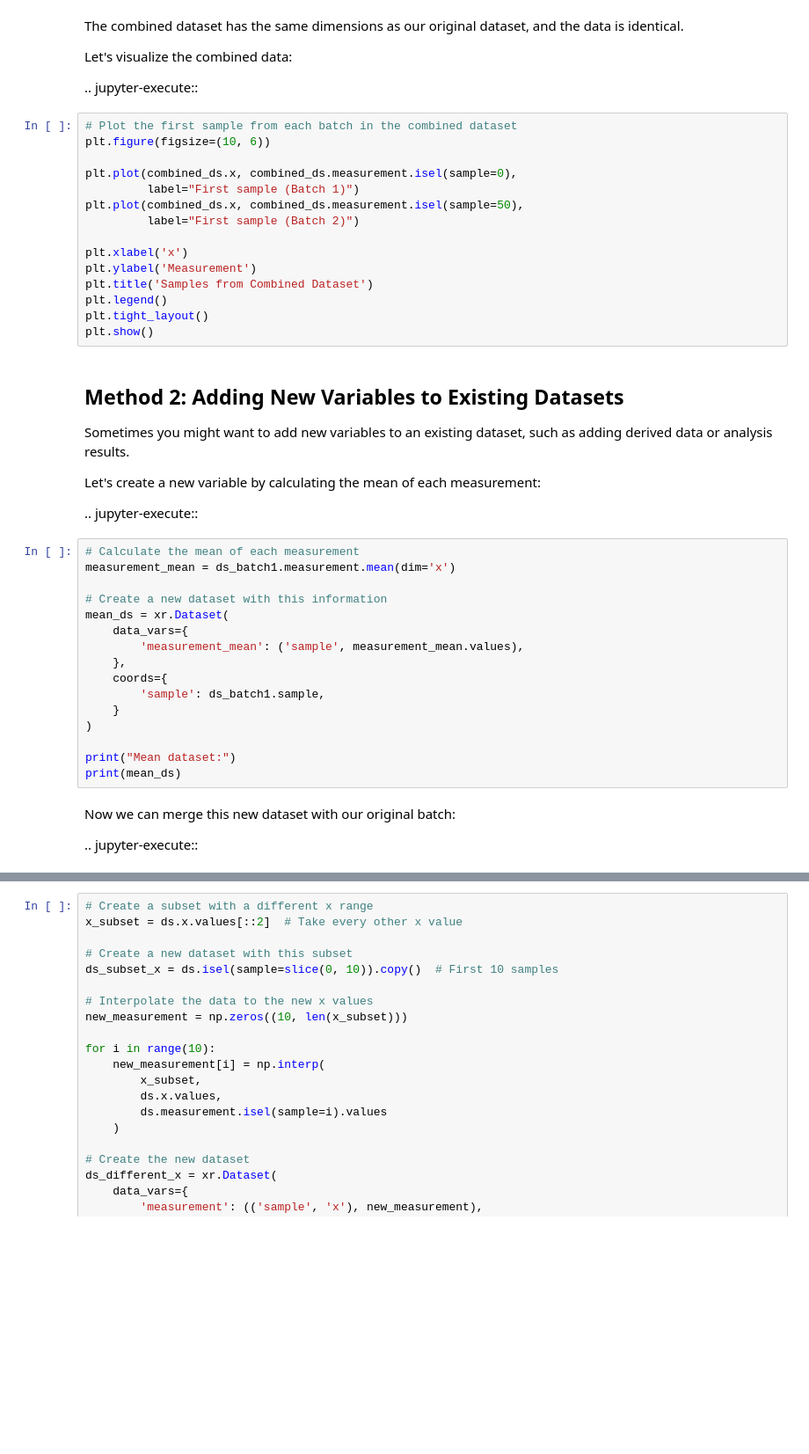
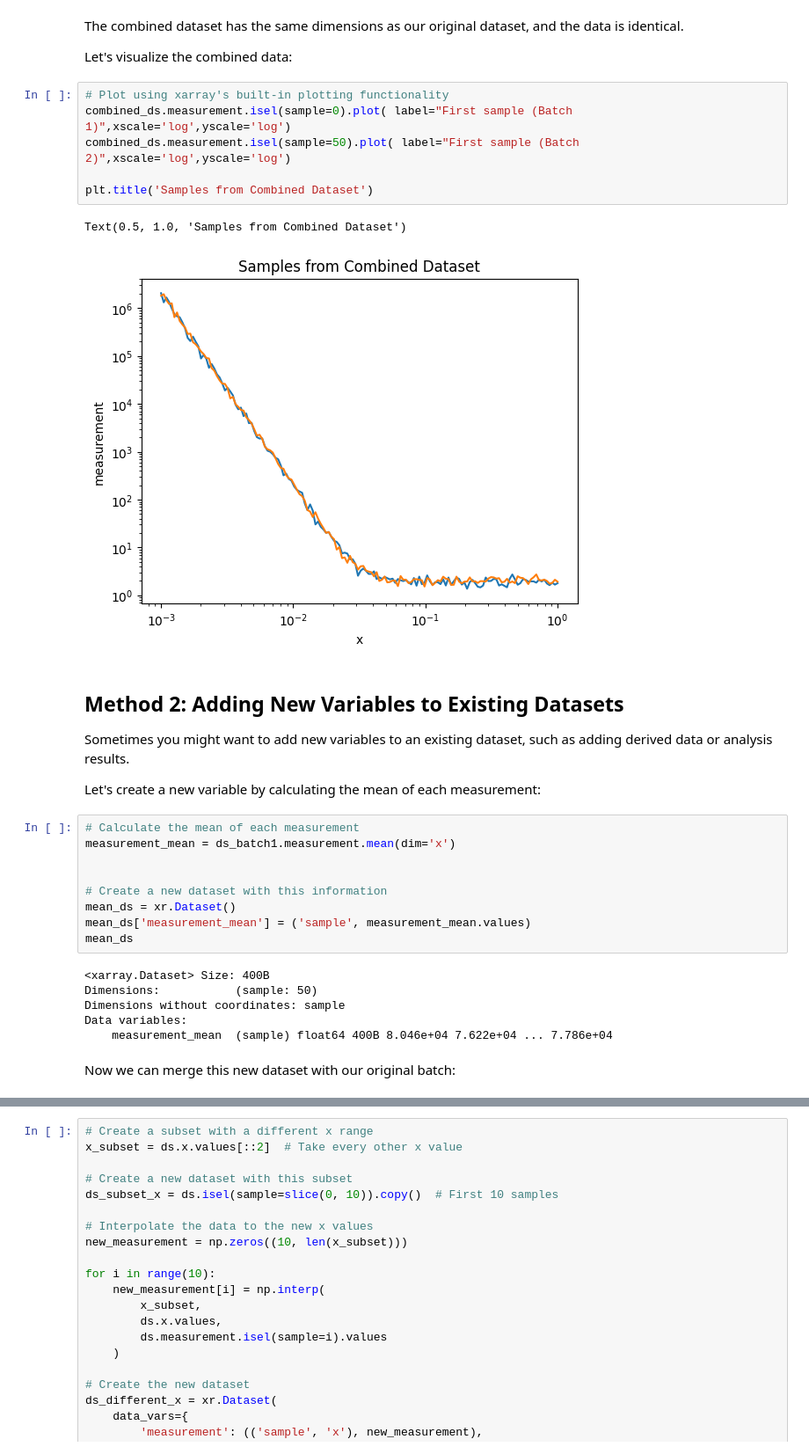
Before and after one commit to usnistgov/AFL-agent, a Jupyter notebook: docs/source/how-to/appending.ipynb, the cells around one changed output, grey strips where cells are left out. Shown: that part at 88% size. Saved outputs shown, nothing was run; the diff lists cells and outputs as text; blank space fills up the shorter version.

```diff
--- a/docs/source/how-to/appending.ipynb
+++ b/docs/source/how-to/appending.ipynb
@@ -118,23 +122,15 @@ print("Data is identical:", np.allclose(ds.measurement.values, combined_ds.measu
 The combined dataset has the same dimensions as our original dataset, and the data is identical.
 
 Let's visualize the combined data:
-
-.. jupyter-execute::
 # %%
-# Plot the first sample from each batch in the combined dataset
-plt.figure(figsize=(10, 6))
+# Plot using xarray's built-in plotting functionality
+combined_ds.measurement.isel(sample=0).plot( label="First sample (Batch 1)",xscale='log',yscale='log')
+combined_ds.measurement.isel(sample=50).plot( label="First sample (Batch 2)",xscale='log',yscale='log')
 
-plt.plot(combined_ds.x, combined_ds.measurement.isel(sample=0),
-         label="First sample (Batch 1)")
-plt.plot(combined_ds.x, combined_ds.measurement.isel(sample=50),
-         label="First sample (Batch 2)")
-
-plt.xlabel('x')
-plt.ylabel('Measurement')
 plt.title('Samples from Combined Dataset')
-plt.legend()
-plt.tight_layout()
-plt.show()
+# %% [output]
+Text(0.5, 1.0, 'Samples from Combined Dataset')
+[figure, added]
 # %% [markdown]
 Method 2: Adding New Variables to Existing Datasets
 --------------------------------------------------
@@ -142,28 +138,23 @@ Method 2: Adding New Variables to Existing Datasets
 Sometimes you might want to add new variables to an existing dataset, such as adding derived data or analysis results.
 
 Let's create a new variable by calculating the mean of each measurement:
-
-.. jupyter-execute::
 # %%
 # Calculate the mean of each measurement
 measurement_mean = ds_batch1.measurement.mean(dim='x')
 
+
 # Create a new dataset with this information
-mean_ds = xr.Dataset(
-    data_vars={
-        'measurement_mean': ('sample', measurement_mean.values),
-    },
-    coords={
-        'sample': ds_batch1.sample,
-    }
-)
-
-print("Mean dataset:")
-print(mean_ds)
+mean_ds = xr.Dataset()
+mean_ds['measurement_mean'] = ('sample', measurement_mean.values)
+mean_ds
+# %% [output]
+<xarray.Dataset> Size: 400B
+Dimensions:           (sample: 50)
+Dimensions without coordinates: sample
+Data variables:
+    measurement_mean  (sample) float64 400B 8.046e+04 7.622e+04 ... 7.786e+04
 # %% [markdown]
 Now we can merge this new dataset with our original batch:
-
-.. jupyter-execute::
 # %%
 # Merge the mean dataset with batch1
 merged_ds = xr.merge([ds_batch1, mean_ds])
```
Also changed, not shown: parts of 25 cells of this notebook, 1 other file.
